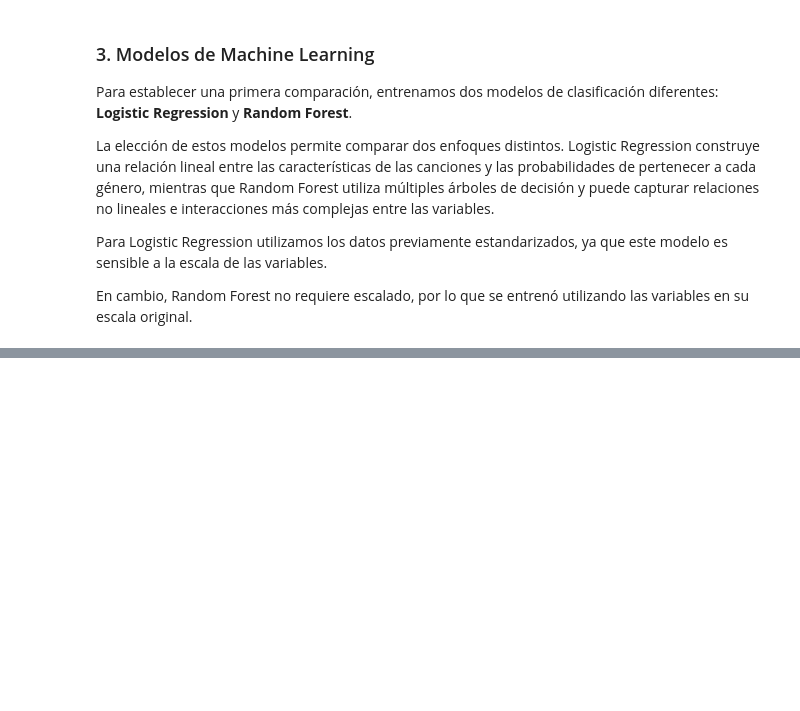
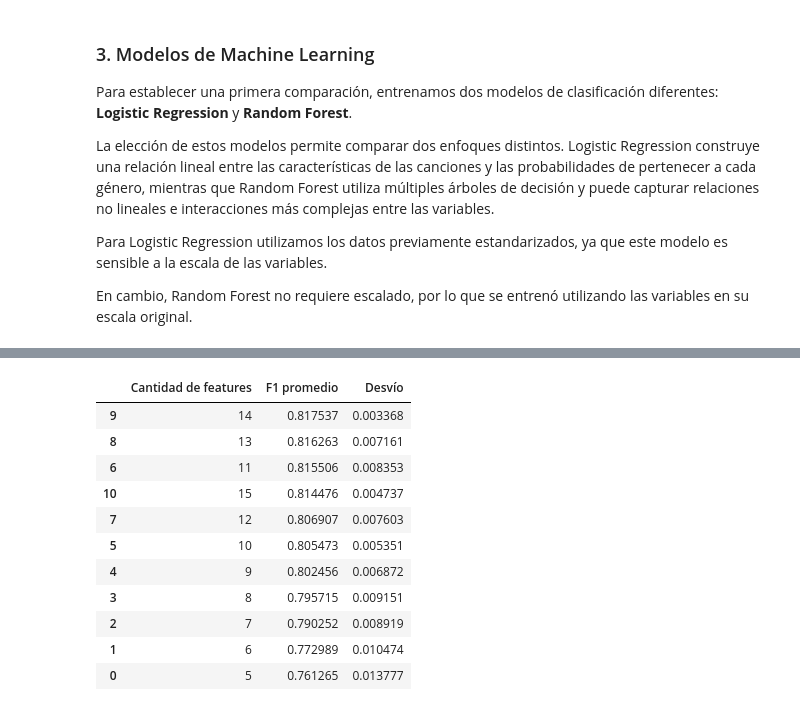
Before and after one commit to Facunare/tp2td6, a Jupyter notebook: Arechaga_Bergman.ipynb, the cells around one changed output, grey strips where cells are left out. Cells and saved outputs as stored; diff of their text form; code cells hidden in the pictures; blank space fills up the shorter version.

```diff
--- a/Arechaga_Bergman.ipynb
+++ b/Arechaga_Bergman.ipynb
@@ -506,0 +733,57 @@ resultados.sort_values(
+# %%
+from sklearn.model_selection import StratifiedKFold, cross_val_score
+from xgboost import XGBClassifier
+import numpy as np
+
+cv = StratifiedKFold(
+    n_splits=5,
+    shuffle=True,
+    random_state=42
+)
+
+resultados_features = []
+
+for n_features in range(5, len(importancias) + 1):
+
+    features = importancias.head(n_features).index.tolist()
+
+    modelo = XGBClassifier(
+        objective="multi:softprob",
+        eval_metric="mlogloss",
+        random_state=42
+    )
+
+    scores = cross_val_score(
+        modelo,
+        X_train[features],
+        y_train_encoded,
+        cv=cv,
+        scoring="f1_macro",
+        n_jobs=-1
+    )
+
+    resultados_features.append({
+        "Cantidad de features": n_features,
+        "F1 promedio": scores.mean(),
+        "Desvío": scores.std()
+    })
+# %%
+resultados_features = pd.DataFrame(resultados_features)
+
+resultados_features.sort_values(
+    "F1 promedio",
+    ascending=False
+)
+# %% [output]
+|  | Cantidad de features | F1 promedio | Desvío |
+| 9 | 14 | 0.817537 | 0.003368 |
+| 8 | 13 | 0.816263 | 0.007161 |
+| 6 | 11 | 0.815506 | 0.008353 |
+| 10 | 15 | 0.814476 | 0.004737 |
+| 7 | 12 | 0.806907 | 0.007603 |
+| 5 | 10 | 0.805473 | 0.005351 |
+| 4 | 9 | 0.802456 | 0.006872 |
+| 3 | 8 | 0.795715 | 0.009151 |
+| 2 | 7 | 0.790252 | 0.008919 |
+| 1 | 6 | 0.772989 | 0.010474 |
+| 0 | 5 | 0.761265 | 0.013777 |
```
Also changed, not shown: parts of 46 cells of this notebook, 8 other files.
